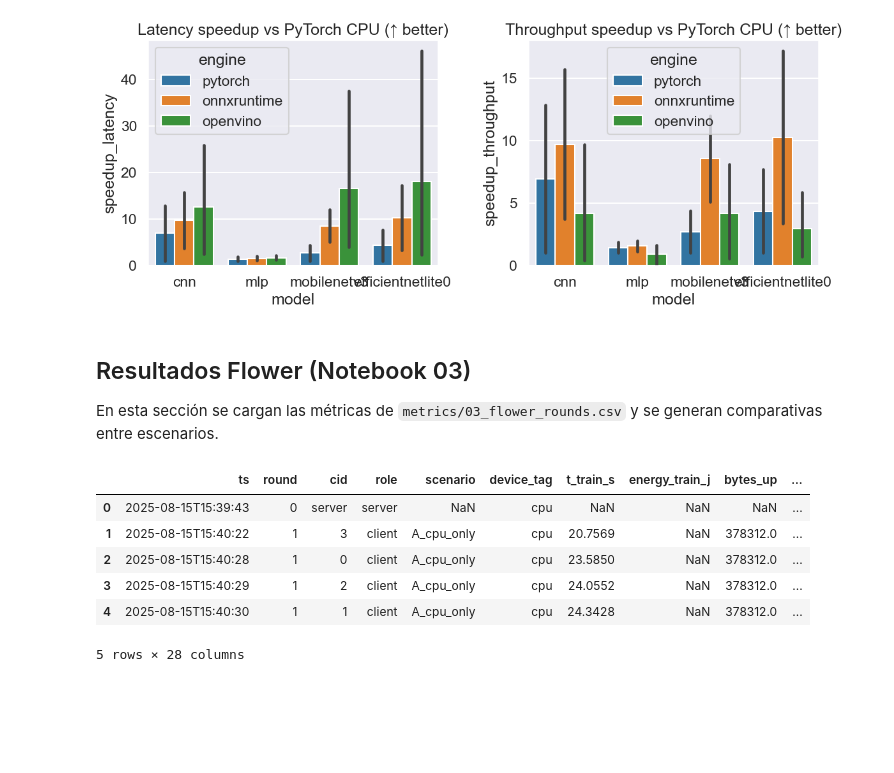
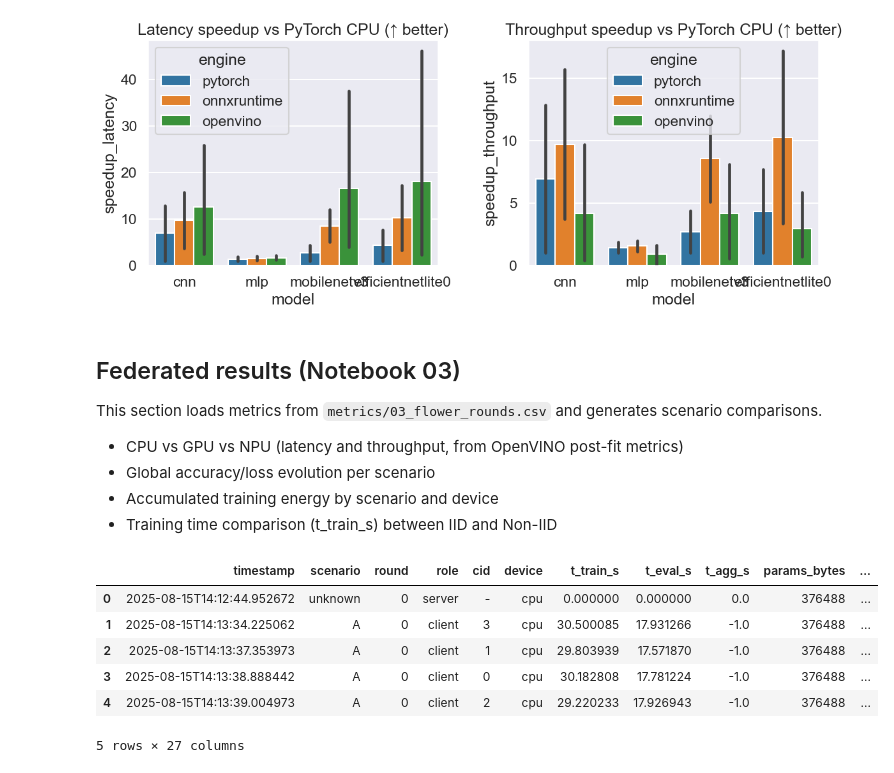
Before and after one commit to josepadial/federated-lab-multihw, a Jupyter notebook: notebooks/04_results_and_plots.ipynb, the cells around one changed output. Saved outputs shown, nothing was run; the diff lists cells and outputs as text; code cells hidden in the pictures; blank space fills up the shorter version.

```diff
--- a/notebooks/04_results_and_plots.ipynb
+++ b/notebooks/04_results_and_plots.ipynb
@@ -382,40 +398,43 @@ else:
 [figure]
 [figure]
 # %% [markdown]
-## Resultados Flower (Notebook 03)
+## Federated results (Notebook 03)
 
-En esta sección se cargan las métricas de `metrics/03_flower_rounds.csv` y se generan comparativas entre escenarios.
+This section loads metrics from `metrics/03_flower_rounds.csv` and generates scenario comparisons.
+
+- CPU vs GPU vs NPU (latency and throughput, from OpenVINO post-fit metrics)
+- Global accuracy/loss evolution per scenario
+- Accumulated training energy by scenario and device
+- Training time comparison (t_train_s) between IID and Non-IID
 # %%
-# Cargar CSV de simulación federada
+# Load federated simulation CSV
 import os
 import pandas as pd
-import numpy as np
-import matplotlib.pyplot as plt
-import seaborn as sns
 from pathlib import Path
 
 CSV = str(Path('..').resolve().joinpath('metrics', '03_flower_rounds.csv'))
 if not os.path.exists(CSV):
-    raise FileNotFoundError(f'No existe {CSV}. Ejecuta el notebook 03 primero.')
+    raise FileNotFoundError(f'Missing {CSV}. Please run notebook 03 first.')
 
 raw = pd.read_csv(CSV)
-raw['round'] = pd.to_numeric(raw['round'], errors='coerce')
-raw['t_train_s'] = pd.to_numeric(raw['t_train_s'], errors='coerce')
-raw['t_agg_s'] = pd.to_numeric(raw['t_agg_s'], errors='coerce')
-raw['acc_local'] = pd.to_numeric(raw['acc_local'], errors='coerce')
-raw['loss_local'] = pd.to_numeric(raw['loss_local'], errors='coerce')
-raw['energy_train_j'] = pd.to_numeric(raw['energy_train_j'], errors='coerce')
-raw['bytes_up'] = pd.to_numeric(raw['bytes_up'], errors='coerce')
-raw['bytes_down'] = pd.to_numeric(raw['bytes_down'], errors='coerce')
-raw['params_bytes'] = pd.to_numeric(raw['params_bytes'], errors='coerce')
+# Normalize and cast numeric columns (ignore missing)
+for col in ['round', 't_train_s', 't_eval_s', 't_agg_s', 'acc', 'loss', 'energy_j', 'bytes_up', 'bytes_down',
+            'params_bytes',
+            'ov_cpu_lat_ms', 'ov_gpu_lat_ms', 'ov_npu_lat_ms', 'ov_cpu_thr_ips', 'ov_gpu_thr_ips', 'ov_npu_thr_ips']:
+    if col in raw.columns:
+        raw[col] = pd.to_numeric(raw[col], errors='coerce')
+
+# Backward-compatibility with earlier schemas
+if 'device_tag' not in raw.columns and 'device' in raw.columns:
+    raw['device_tag'] = raw['device']
 
 raw.head()
 # %% [output]
-|  | ts | round | cid | role | scenario | device_tag | t_train_s | energy_train_j | bytes_up | ... |
-| 0 | 2025-08-15T15:39:43 | 0 | server | server | NaN | cpu | NaN | NaN | NaN | ... |
-| 1 | 2025-08-15T15:40:22 | 1 | 3 | client | A_cpu_only | cpu | 20.7569 | NaN | 378312.0 | ... |
-| 2 | 2025-08-15T15:40:28 | 1 | 0 | client | A_cpu_only | cpu | 23.5850 | NaN | 378312.0 | ... |
-| 3 | 2025-08-15T15:40:29 | 1 | 2 | client | A_cpu_only | cpu | 24.0552 | NaN | 378312.0 | ... |
-| 4 | 2025-08-15T15:40:30 | 1 | 1 | client | A_cpu_only | cpu | 24.3428 | NaN | 378312.0 | ... |
+|  | timestamp | scenario | round | role | cid | device | t_train_s | t_eval_s | t_agg_s | params_bytes | ... |
+| 0 | 2025-08-15T14:12:44.952672 | unknown | 0 | server | - | cpu | 0.000000 | 0.000000 | 0.0 | 376488 | ... |
+| 1 | 2025-08-15T14:13:34.225062 | A | 0 | client | 3 | cpu | 30.500085 | 17.931266 | -1.0 | 376488 | ... |
+| 2 | 2025-08-15T14:13:37.353973 | A | 0 | client | 1 | cpu | 29.803939 | 17.571870 | -1.0 | 376488 | ... |
+| 3 | 2025-08-15T14:13:38.888442 | A | 0 | client | 0 | cpu | 30.182808 | 17.781224 | -1.0 | 376488 | ... |
+| 4 | 2025-08-15T14:13:39.004973 | A | 0 | client | 2 | cpu | 29.220233 | 17.926943 | -1.0 | 376488 | ... |
-5 rows × 28 columns
+5 rows × 27 columns
 # %%
```
Also changed, not shown: parts of 7 cells of this notebook.
